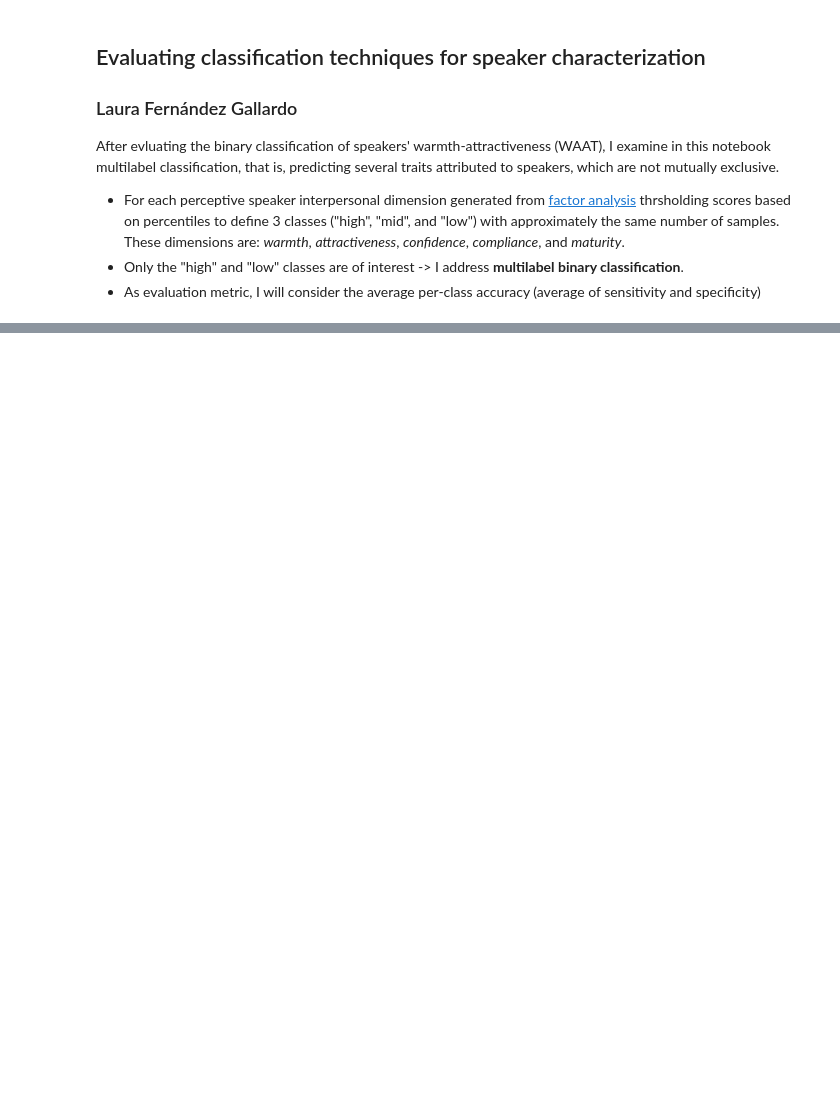
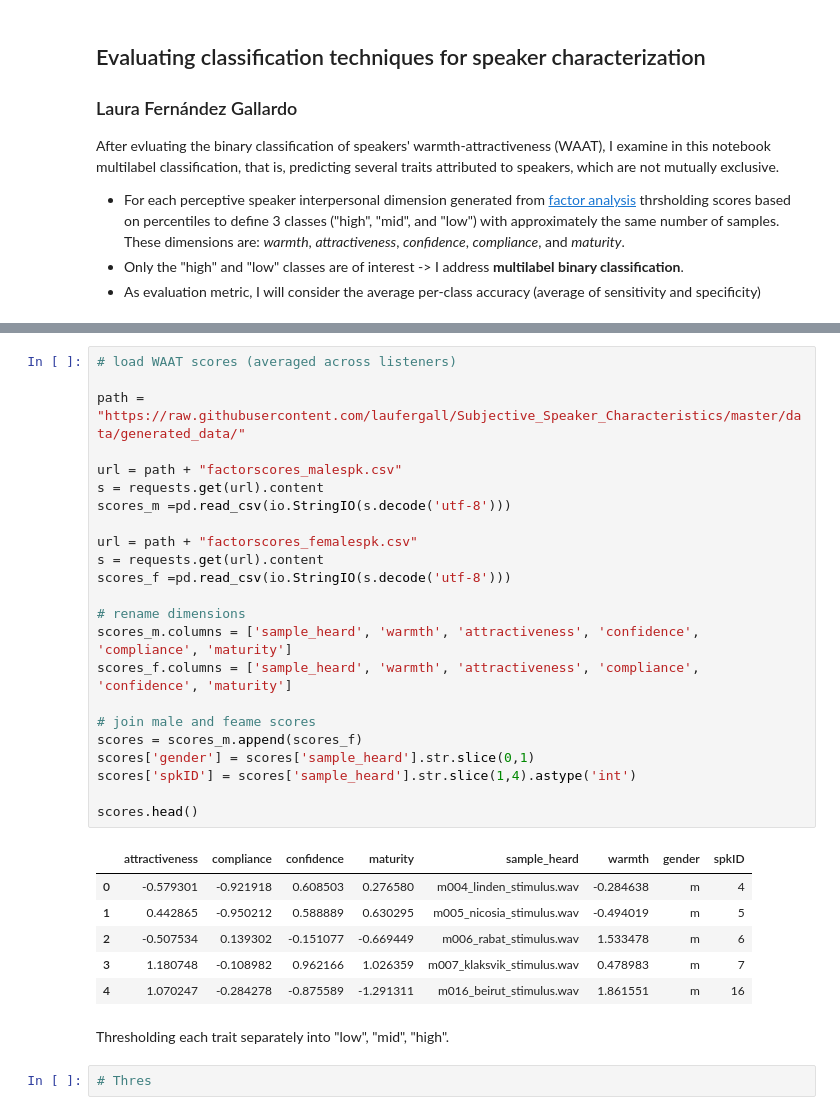
Before and after one commit to laufergall/ML_Speaker_Characteristics, a Jupyter notebook: classification/03_evaluating_classification_multilabel.ipynb, the cells around one changed output, grey strips where cells are left out. Cells and saved outputs as stored; diff of their text form; blank space fills up the shorter version.

```diff
--- a/classification/03_evaluating_classification_multilabel.ipynb
+++ b/classification/03_evaluating_classification_multilabel.ipynb
@@ -9,0 +21,34 @@ After evluating the binary classification of speakers' warmth-attractiveness (WA
+# %%
+# load WAAT scores (averaged across listeners)
+
+path = "https://raw.githubusercontent.com/laufergall/Subjective_Speaker_Characteristics/master/data/generated_data/"
+
+url = path + "factorscores_malespk.csv"
+s = requests.get(url).content
+scores_m =pd.read_csv(io.StringIO(s.decode('utf-8')))
+
+url = path + "factorscores_femalespk.csv"
+s = requests.get(url).content
+scores_f =pd.read_csv(io.StringIO(s.decode('utf-8')))
+
+# rename dimensions
+scores_m.columns = ['sample_heard', 'warmth', 'attractiveness', 'confidence', 'compliance', 'maturity']
+scores_f.columns = ['sample_heard', 'warmth', 'attractiveness', 'compliance', 'confidence', 'maturity']
+
+# join male and feame scores
+scores = scores_m.append(scores_f)
+scores['gender'] = scores['sample_heard'].str.slice(0,1)
+scores['spkID'] = scores['sample_heard'].str.slice(1,4).astype('int')
+
+scores.head()
+# %% [output]
+|  | attractiveness | compliance | confidence | maturity | sample_heard | warmth | gender | spkID |
+| 0 | -0.579301 | -0.921918 | 0.608503 | 0.276580 | m004_linden_stimulus.wav | -0.284638 | m | 4 |
+| 1 | 0.442865 | -0.950212 | 0.588889 | 0.630295 | m005_nicosia_stimulus.wav | -0.494019 | m | 5 |
+| 2 | -0.507534 | 0.139302 | -0.151077 | -0.669449 | m006_rabat_stimulus.wav | 1.533478 | m | 6 |
+| 3 | 1.180748 | -0.108982 | 0.962166 | 1.026359 | m007_klaksvik_stimulus.wav | 0.478983 | m | 7 |
+| 4 | 1.070247 | -0.284278 | -0.875589 | -1.291311 | m016_beirut_stimulus.wav | 1.861551 | m | 16 |
+# %% [markdown]
+Thresholding each trait separately into "low", "mid", "high".
+# %%
+# Thres
```
Also changed, not shown: parts of 1 cell of this notebook, 9 other files.
